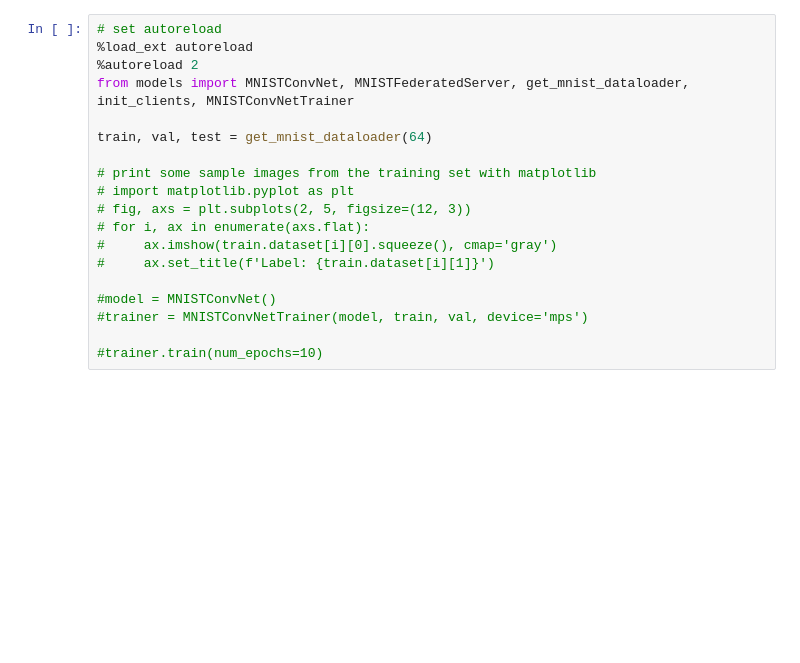
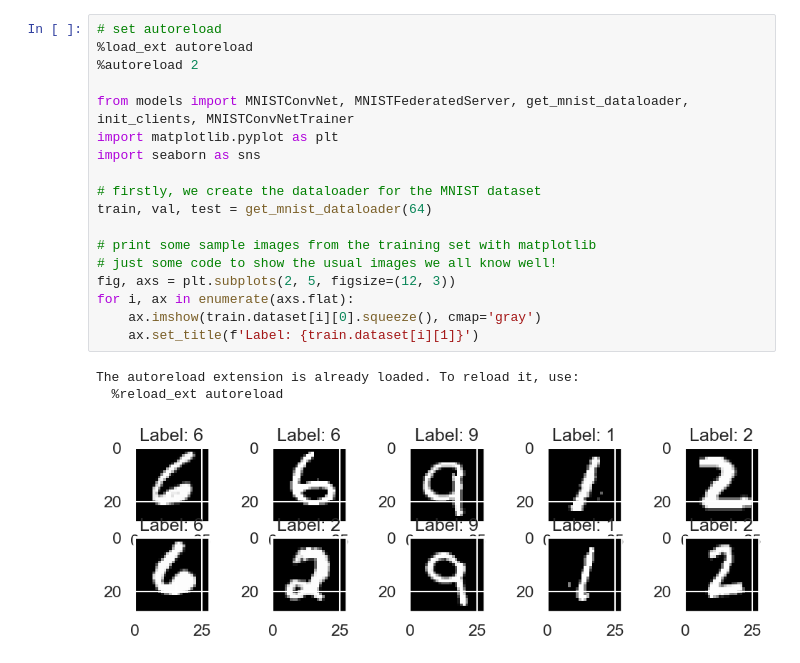
Before and after one commit to vornao/cl-project, a Jupyter notebook: src/test.ipynb, the cells around one changed output. Drawn from its saved outputs; the diff is of its cells as text; blank space fills up the shorter version.

```diff
--- a/src/test.ipynb
+++ b/src/test.ipynb
@@ -1,19 +25,22 @@
 # %%
 # set autoreload
 %load_ext autoreload
 %autoreload 2
+
 from models import MNISTConvNet, MNISTFederatedServer, get_mnist_dataloader, init_clients, MNISTConvNetTrainer
+import matplotlib.pyplot as plt
+import seaborn as sns
 
+# firstly, we create the dataloader for the MNIST dataset
 train, val, test = get_mnist_dataloader(64)
 
 # print some sample images from the training set with matplotlib
-# import matplotlib.pyplot as plt
-# fig, axs = plt.subplots(2, 5, figsize=(12, 3))
-# for i, ax in enumerate(axs.flat):
-#     ax.imshow(train.dataset[i][0].squeeze(), cmap='gray')
-#     ax.set_title(f'Label: {train.dataset[i][1]}')
-
-#model = MNISTConvNet()
-#trainer = MNISTConvNetTrainer(model, train, val, device='mps')
-
-#trainer.train(num_epochs=10)
+# just some code to show the usual images we all know well!
+fig, axs = plt.subplots(2, 5, figsize=(12, 3))
+for i, ax in enumerate(axs.flat):
+    ax.imshow(train.dataset[i][0].squeeze(), cmap='gray')
+    ax.set_title(f'Label: {train.dataset[i][1]}')
+# %% [output]
+The autoreload extension is already loaded. To reload it, use:
+  %reload_ext autoreload
+[figure, added]
```
Also changed, not shown: parts of 21 cells of this notebook, 2 other files.
